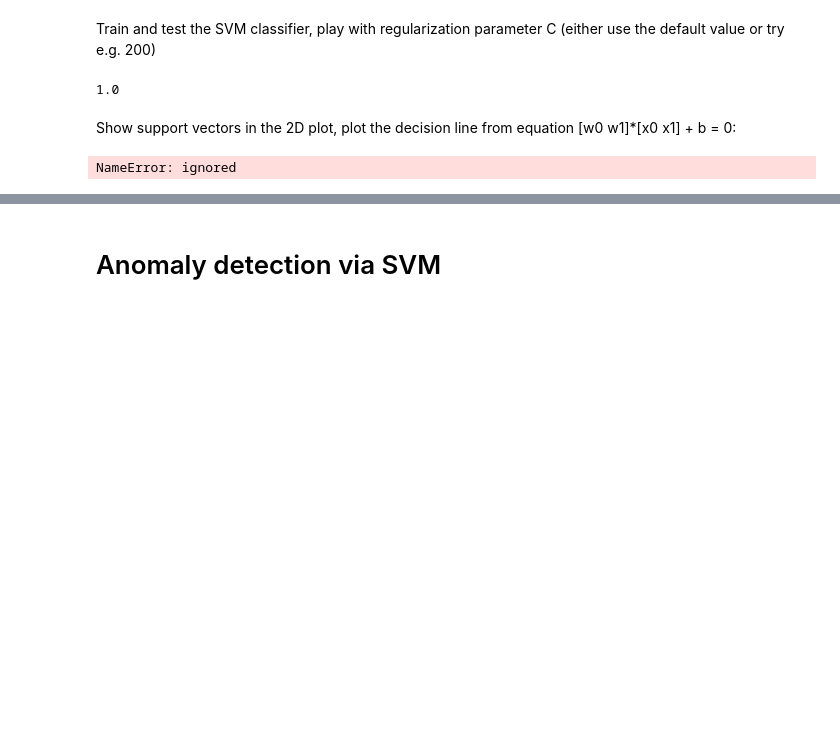
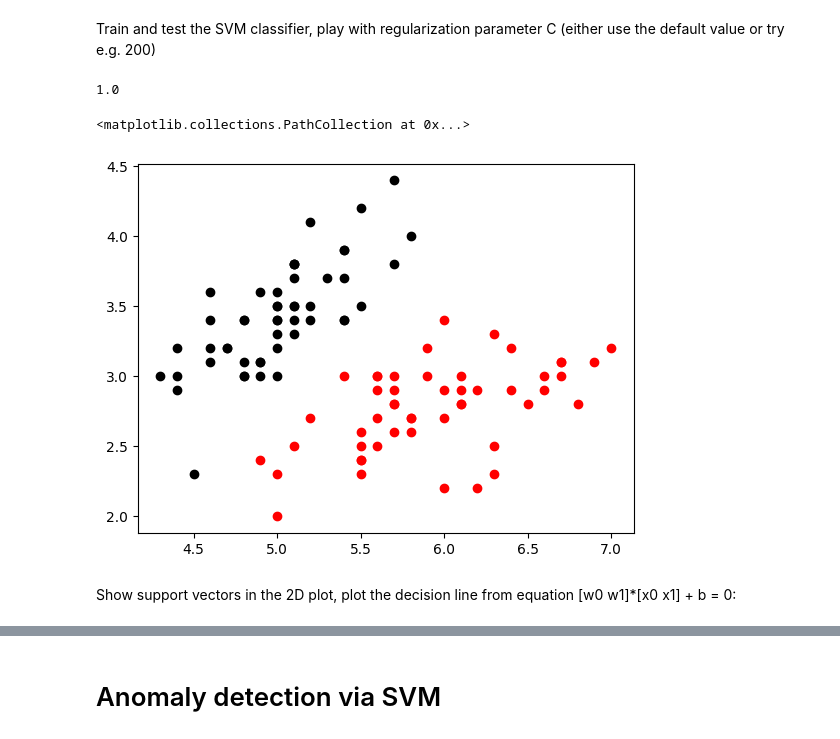
Before and after one commit to slavajda02/MPA-MLF, a Jupyter notebook: LAB-03/MPA_MLF_SVM_2students_comments.ipynb, the cells around one changed output, grey strips where cells are left out. Drawn from its saved outputs; the diff is of its cells as text; code cells hidden in the pictures; blank space fills up the shorter version.

```diff
--- a/LAB-03/MPA_MLF_SVM_2students_comments.ipynb
+++ b/LAB-03/MPA_MLF_SVM_2students_comments.ipynb
@@ -60,3 +60,28 @@ plt.scatter(pickX[y==2,0], pickX[y==2,1], color='black', marker='o')
 # %% [output]
 <matplotlib.collections.PathCollection at 0x...>
 [figure]
+# %%
+#Training and testing with only 2 features
+from sklearn.model_selection import train_test_split
+X=iris.data
+y=iris.target
+
+# Select the first two columns of X
+X = X[:, 0:2]
+
+# Create a mask to filter out rows where Y == 2
+mask = y != 2  # Keep rows where Y is NOT equal to 2
+
+# Apply the mask to X and Y
+X_filtered = X[mask]
+Y_filtered = y[mask]
+X_train, X_test, y_train, y_test = train_test_split(X_filtered,Y_filtered,test_size=0.2)
+#decimate the data two only two collums and two classes
+
+print(X_train.shape)
+print(X_test.shape)
+print(y_train.shape)
+print(y_test.shape)
+
+print(y_train)
+print(y_test)
@@ -65,22 +99,16 @@ Train and test the SVM classifier, play with regularization parameter C (either
 # %%
 from sklearn.svm import SVC
 SVMmodel=SVC(kernel='linear', C=200)
 SVMmodel.fit(X_train,y_train)
 SVMmodel.get_params()
 print(SVMmodel.score(X_test,y_test))
+
+#scatter plot only two iris classes
+plt.scatter(X_filtered[Y_filtered==0,0], X_filtered[Y_filtered==0,1], color='black')
+plt.scatter(X_filtered[Y_filtered==1,0], X_filtered[Y_filtered==1,1], color='red')
 # %% [output]
 1.0
+<matplotlib.collections.PathCollection at 0x...>
+[figure, added]
 # %% [markdown]
 Show support vectors in the 2D plot, plot the decision line from equation [w0 w1]*[x0 x1] + b = 0:
-# %%
-import numpy as np
-supvectors=SVMmodel.support_vectors_
-# Plot the support vectors here
-supportVectorX = np.linspace(4, 7, 100)
-supportVectorX = - (W[0, 0] / W[0, 1]) * supportVectorX - (b / W[0, 1])
-
-#Separating line coefficients:
-W=SVMmodel.coef_
-b=SVMmodel.intercept_
-# %% [output]
-NameError: ignored
```
Also changed, not shown: parts of 7 cells of this notebook.
